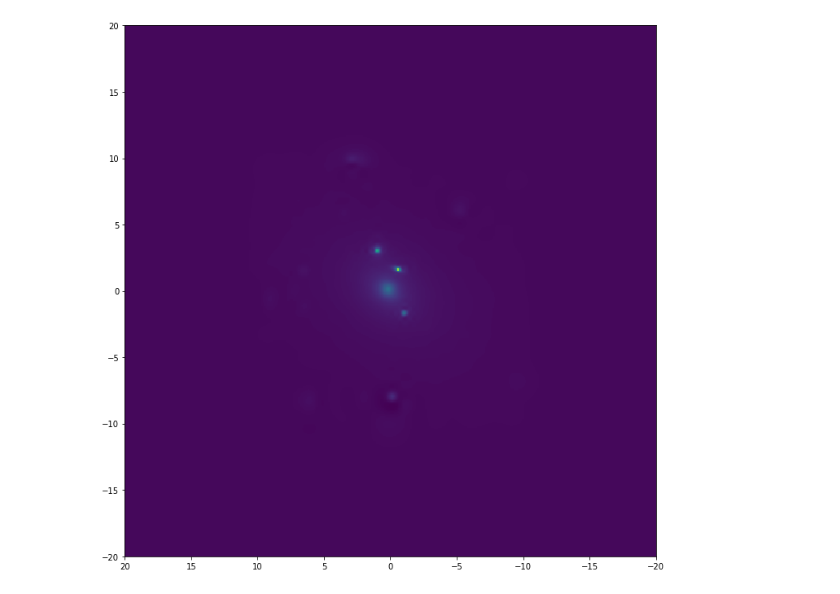
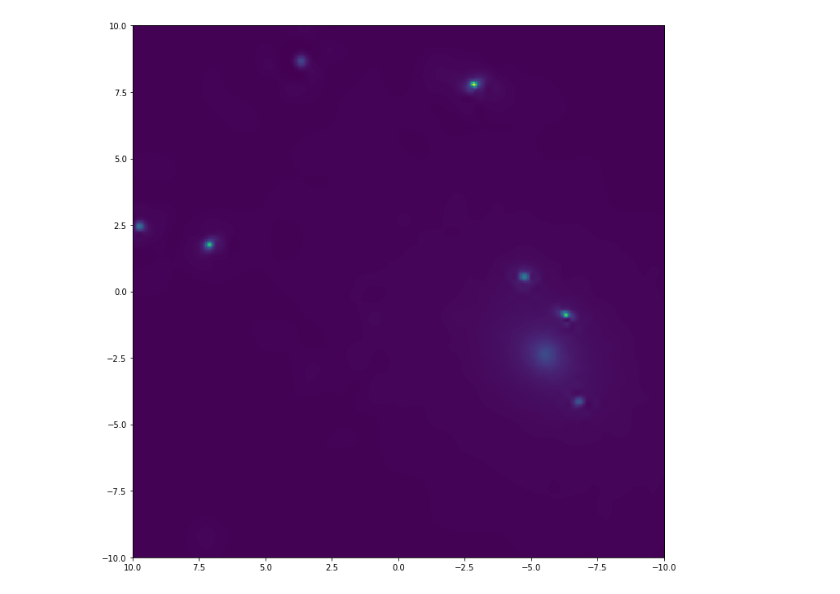
Before and after one commit to j0r1/GRALE2, a Jupyter notebook: pygrale/doc/source/_static/gridtests.ipynb, the cells around one changed output. Drawn from its saved outputs; the diff is of its cells as text; code cells hidden in the pictures.

Commit message:
Cleaned up gridtests notebook

```diff
--- a/pygrale/doc/source/_static/gridtests.ipynb
+++ b/pygrale/doc/source/_static/gridtests.ipynb
@@ -121,0 +135,12 @@ cells = grid.createSubdivisionGridForFITS(f0, center, 20*ANGLE_ARCSEC, [0,0], 90
+# %%
+# We can also create a grid function based on a FITS file
+f = fits.open("jcqt30010_drz.fits")
+
+f0 = f[1]
+w = wcs.WCS(f0.header)
+y, x = np.array(f0.data.shape)//2
+
+# Let's use the central pixel as the center of the coordinate system
+center = np.array(w.all_pix2world(x, y, 0))*ANGLE_DEGREE
+# %%
+g = gridfunction.GridFunction.createFromFITS(f0, center, True)
@@ -131,6 +183,16 @@ l = grid.fitMultiplePlummerLens(cells, Dd, g.evaluate)
+# %%
+# Just for fun, we'll fit a multiple plummer lens to the FITS based grid function,
+# so we're basing the mass distribution on what's visible in the FITS file. Note
+# that we're just using units from the FITS file, which probably don't make sense
+# as mass densities
+cosm = cosmology.Cosmology(0.7, 0.3, 0, 0.7)
+
+zd = 0.348
+Dd = cosm.getAngularDiameterDistance(zd)
+l = grid.fitMultiplePlummerLens(cells, Dd, g.evaluate)
 # %%
+# Let's plot out fit!
 plt.figure(figsize=(12,12))
-lensInfo = plotutil.plotDensity({ "lens": l, "bottomleft": bl, "topright": tr}, feedbackObject="notebook",
-                                angularUnit=ANGLE_ARCSEC, renderer="openmp");
+lensInfo = plotutil.plotDensity({ "lens": l, "bottomleft": -V(10,10)*ANGLE_ARCSEC, "topright": V(10,10)*ANGLE_ARCSEC})
 plt.gca().invert_xaxis()
 # %% [output]
@@ -138,2 +199,2 @@ plt.gca().invert_xaxis()
-[figure, old version]
+[figure, new version]
 # %%
```
Also changed, not shown: parts of 39 cells of this notebook, 2 other files.
